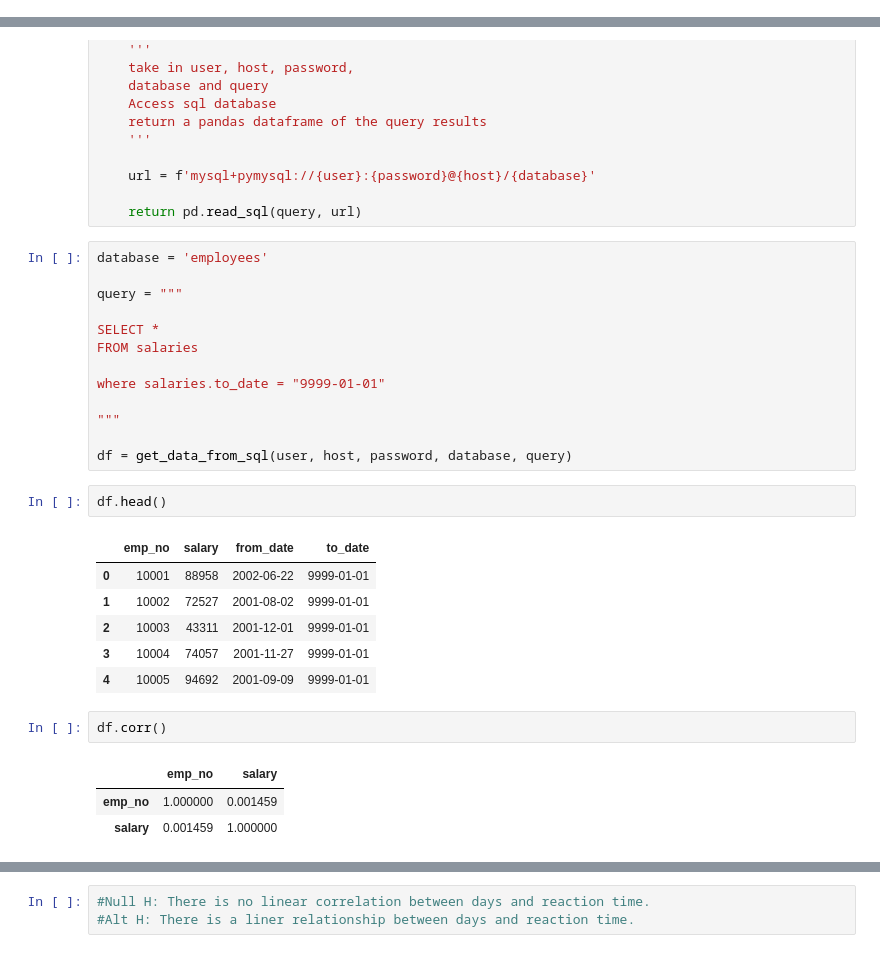
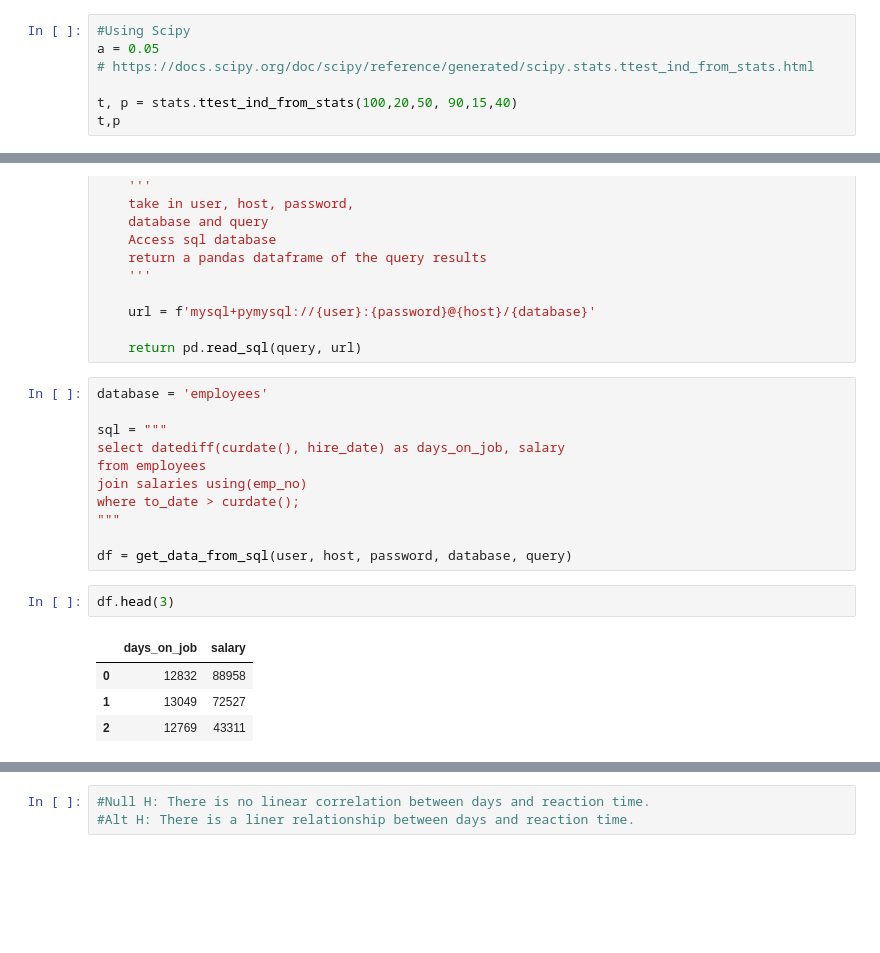
Before and after one commit to randyfrench/statistics-exercises, a Jupyter notebook: hypothesis_testing.ipynb, the cells around one changed output, grey strips where cells are left out. Cells and saved outputs as stored; diff of their text form; blank space fills up the shorter version.

```diff
--- a/hypothesis_testing.ipynb
+++ b/hypothesis_testing.ipynb
@@ -45,0 +70,7 @@ t,p
+# %%
+#Using Scipy
+a = 0.05
+# https://docs.scipy.org/doc/scipy/reference/generated/scipy.stats.ttest_ind_from_stats.html
+
+t, p = stats.ttest_ind_from_stats(100,20,50, 90,15,40)
+t,p
@@ -240,28 +503,18 @@ def get_data_from_sql(user, host, password, database, query):
 # %%
 database = 'employees'
 
-query = """
-
-SELECT *
-FROM salaries
-
-where salaries.to_date = "9999-01-01"
-
+sql = """
+select datediff(curdate(), hire_date) as days_on_job, salary
+from employees
+join salaries using(emp_no)
+where to_date > curdate();
 """
 
 df = get_data_from_sql(user, host, password, database, query)
-# %%
-df.head()
-# %% [output]
-|  | emp_no | salary | from_date | to_date |
-| 0 | 10001 | 88958 | 2002-06-22 | 9999-01-01 |
-| 1 | 10002 | 72527 | 2001-08-02 | 9999-01-01 |
-| 2 | 10003 | 43311 | 2001-12-01 | 9999-01-01 |
-| 3 | 10004 | 74057 | 2001-11-27 | 9999-01-01 |
-| 4 | 10005 | 94692 | 2001-09-09 | 9999-01-01 |
 # %%
-df.corr()
+df.head(3)
 # %% [output]
-|  | emp_no | salary |
-| emp_no | 1.000000 | 0.001459 |
-| salary | 0.001459 | 1.000000 |
+|  | days_on_job | salary |
+| 0 | 12832 | 88958 |
+| 1 | 13049 | 72527 |
+| 2 | 12769 | 43311 |
```
Also changed, not shown: parts of 105 cells of this notebook, 5 other files.
